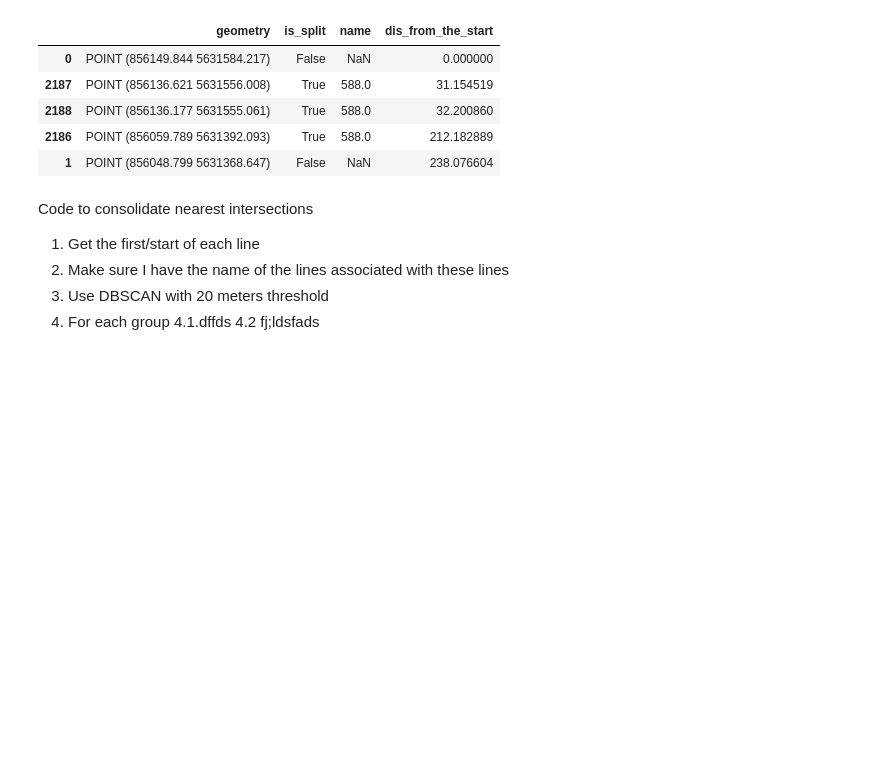
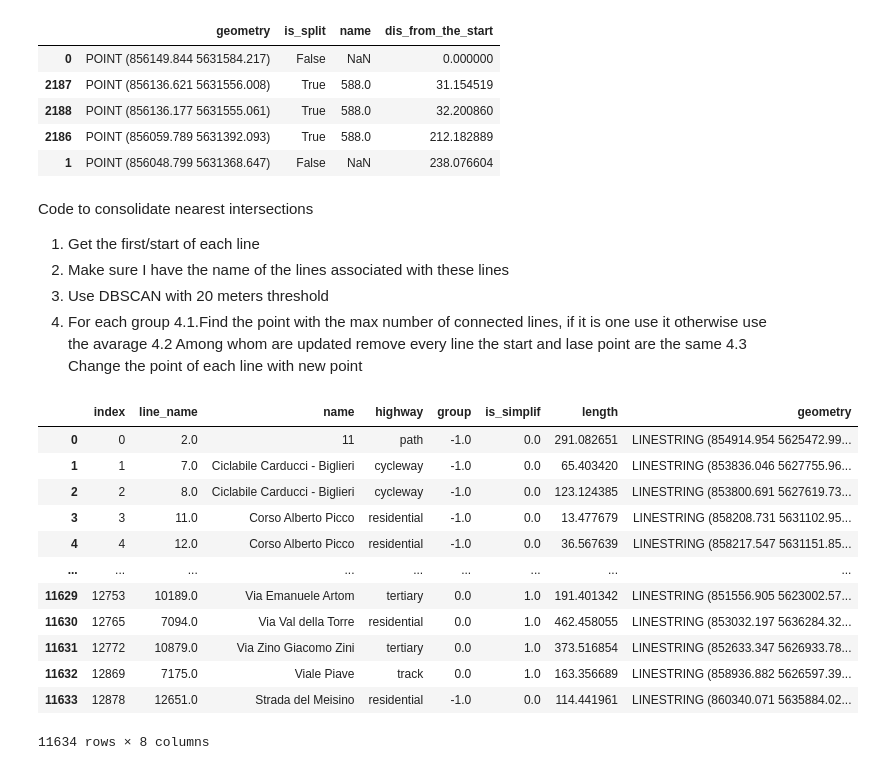
Before and after one commit to achic19/SOD0, a Jupyter notebook: Code/notebooks/topology.ipynb, the cells around one changed output. Cells and saved outputs as stored; diff of their text form; code cells hidden in the pictures; blank space fills up the shorter version.

Commit message:
aggregate_intersection_1

```diff
--- a/Code/notebooks/topology.ipynb
+++ b/Code/notebooks/topology.ipynb
@@ -609,5 +612,24 @@ Code to consolidate nearest intersections
 2. Make sure I have the name of the lines associated with these lines
 3. Use DBSCAN with 20 meters threshold
 4. For each group
-   4.1.dffds
-   4.2 fj;ldsfads
+   4.1.Find the point with the max number of connected lines, if it is one use it otherwise use the avarage
+   4.2 Among whom are updated remove every line the start and lase point are the same
+   4.3 Change the point of each line with new point
+# %%
+intersection_agg_folder = f'{data_folder}/intersection_agg/'
+network = gpd.read_file(f'{data_folder}/final_test.shp')
+network
+# %% [output]
+|  | index | line_name | name | highway | group | is_simplif | length | geometry |
+| 0 | 0 | 2.0 | 11 | path | -1.0 | 0.0 | 291.082651 | LINESTRING (854914.954 5625472.99... |
+| 1 | 1 | 7.0 | Ciclabile Carducci - Biglieri | cycleway | -1.0 | 0.0 | 65.403420 | LINESTRING (853836.046 5627755.96... |
+| 2 | 2 | 8.0 | Ciclabile Carducci - Biglieri | cycleway | -1.0 | 0.0 | 123.124385 | LINESTRING (853800.691 5627619.73... |
+| 3 | 3 | 11.0 | Corso Alberto Picco | residential | -1.0 | 0.0 | 13.477679 | LINESTRING (858208.731 5631102.95... |
+| 4 | 4 | 12.0 | Corso Alberto Picco | residential | -1.0 | 0.0 | 36.567639 | LINESTRING (858217.547 5631151.85... |
+| ... | ... | ... | ... | ... | ... | ... | ... | ... |
+| 11629 | 12753 | 10189.0 | Via Emanuele Artom | tertiary | 0.0 | 1.0 | 191.401342 | LINESTRING (851556.905 5623002.57... |
+| 11630 | 12765 | 7094.0 | Via Val della Torre | residential | 0.0 | 1.0 | 462.458055 | LINESTRING (853032.197 5636284.32... |
+| 11631 | 12772 | 10879.0 | Via Zino Giacomo Zini | tertiary | 0.0 | 1.0 | 373.516854 | LINESTRING (852633.347 5626933.78... |
+| 11632 | 12869 | 7175.0 | Viale Piave | track | 0.0 | 1.0 | 163.356689 | LINESTRING (858936.882 5626597.39... |
+| 11633 | 12878 | 12651.0 | Strada del Meisino | residential | -1.0 | 0.0 | 114.441961 | LINESTRING (860340.071 5635884.02... |
+11634 rows × 8 columns
```
Also changed, not shown: parts of 11 cells of this notebook, 1 other file.
